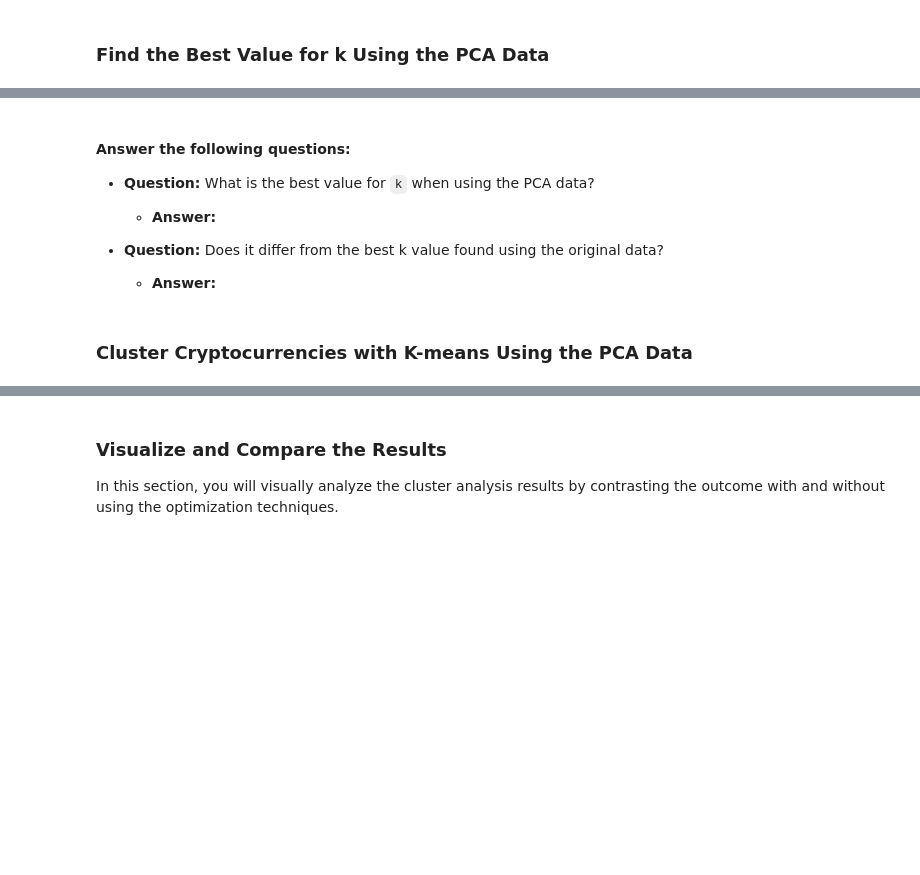
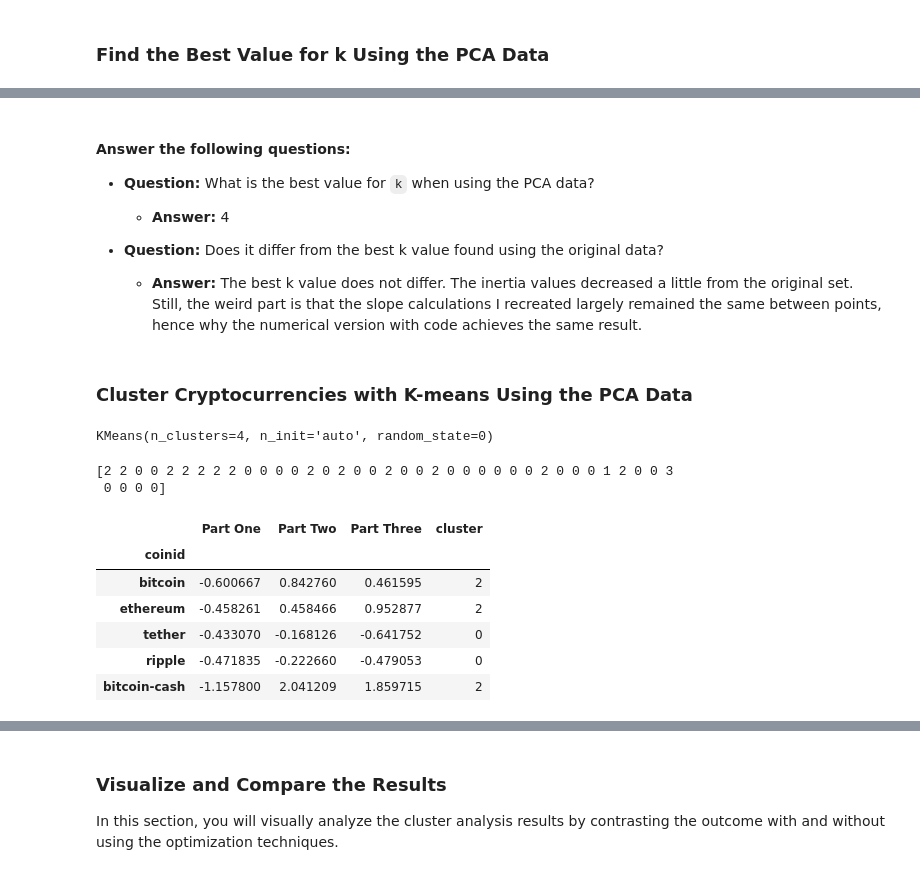
Before and after one commit to thorblock/Mod_19_CryptoClustering, a Jupyter notebook: Jupyter_CryptoClustering.ipynb, the cells around one changed output, grey strips where cells are left out. Drawn from its saved outputs; the diff is of its cells as text; code cells hidden in the pictures; blank space fills up the shorter version.

```diff
--- a/Jupyter_CryptoClustering.ipynb
+++ b/Jupyter_CryptoClustering.ipynb
@@ -270,9 +265,12 @@ df_scaled_pca.head()
 # %%
 # Create an empty list to store the inertia values
-
-
+inertia = []
 # Create a for loop to compute the inertia with each possible value of k
 # Inside the loop:
 # 1. Create a KMeans model using the loop counter for the n_clusters
 # 2. Fit the model to the data using `df_market_data_pca`
 # 3. Append the model.inertia_ to the inertia list
+for i in k:
+    k_mod = KMeans(n_clusters=i, random_state=0, n_init='auto')
+    k_mod.fit(df_scaled_pca)
+    inertia.append(k_mod.inertia_)
@@ -288,30 +321,45 @@ df_scaled_pca.head()
 
 * **Question:** What is the best value for `k` when using the PCA data?
 
-  * **Answer:**
+  * **Answer:** 4
 
 
 * **Question:** Does it differ from the best k value found using the original data?
 
-  * **Answer:**
+  * **Answer:** The best k value does not differ. The inertia values decreased a little from the original set. Still, the weird part is that the slope calculations I recreated largely remained the same between points, hence why the numerical version with code achieves the same result.
 # %% [markdown]
 ### Cluster Cryptocurrencies with K-means Using the PCA Data
 # %%
 # Initialize the K-Means model using the best value for k
+model = KMeans(n_clusters=4, random_state=0, n_init='auto')
 # %%
 # Fit the K-Means model using the PCA data
+model.fit(df_scaled_pca)
+# %% [output]
+KMeans(n_clusters=4, n_init='auto', random_state=0)
 # %%
 # Predict the clusters to group the cryptocurrencies using the PCA data
-
+crypto_predict_pca = model.predict(df_scaled_pca)
 # Print the resulting array of cluster values.
+print(crypto_predict_pca)
+# %% [output]
+[2 2 0 0 2 2 2 2 2 0 0 0 0 2 0 2 0 0 2 0 0 2 0 0 0 0 0 0 2 0 0 0 1 2 0 0 3
+ 0 0 0 0]
 # %%
 # Create a copy of the DataFrame with the PCA data
-
-
+df_scaled_pca_pred = df_scaled_pca.copy()
 # Add a new column to the DataFrame with the predicted clusters
-
-
+df_scaled_pca_pred['cluster'] = crypto_predict_pca
 # Display sample data
+df_scaled_pca_pred.head()
+# %% [output]
+|  | Part One | Part Two | Part Three | cluster |
+| coinid |  |  |  |  |
+| bitcoin | -0.600667 | 0.842760 | 0.461595 | 2 |
+| ethereum | -0.458261 | 0.458466 | 0.952877 | 2 |
+| tether | -0.433070 | -0.168126 | -0.641752 | 0 |
+| ripple | -0.471835 | -0.222660 | -0.479053 | 0 |
+| bitcoin-cash | -1.157800 | 2.041209 | 1.859715 | 2 |
 # %%
 # Create a scatter plot using hvPlot by setting
 # `x="PC1"` and `y="PC2"`.
```
Also changed, not shown: parts of 18 cells of this notebook, 1 other file.
